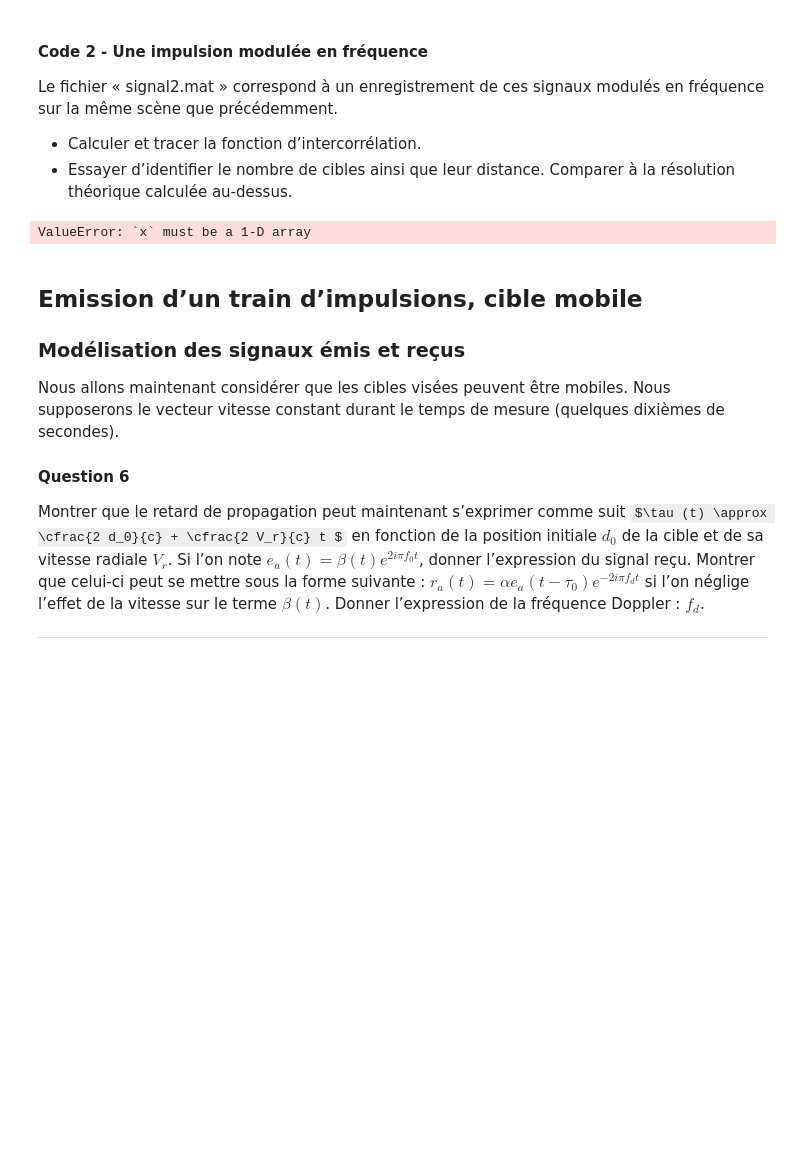
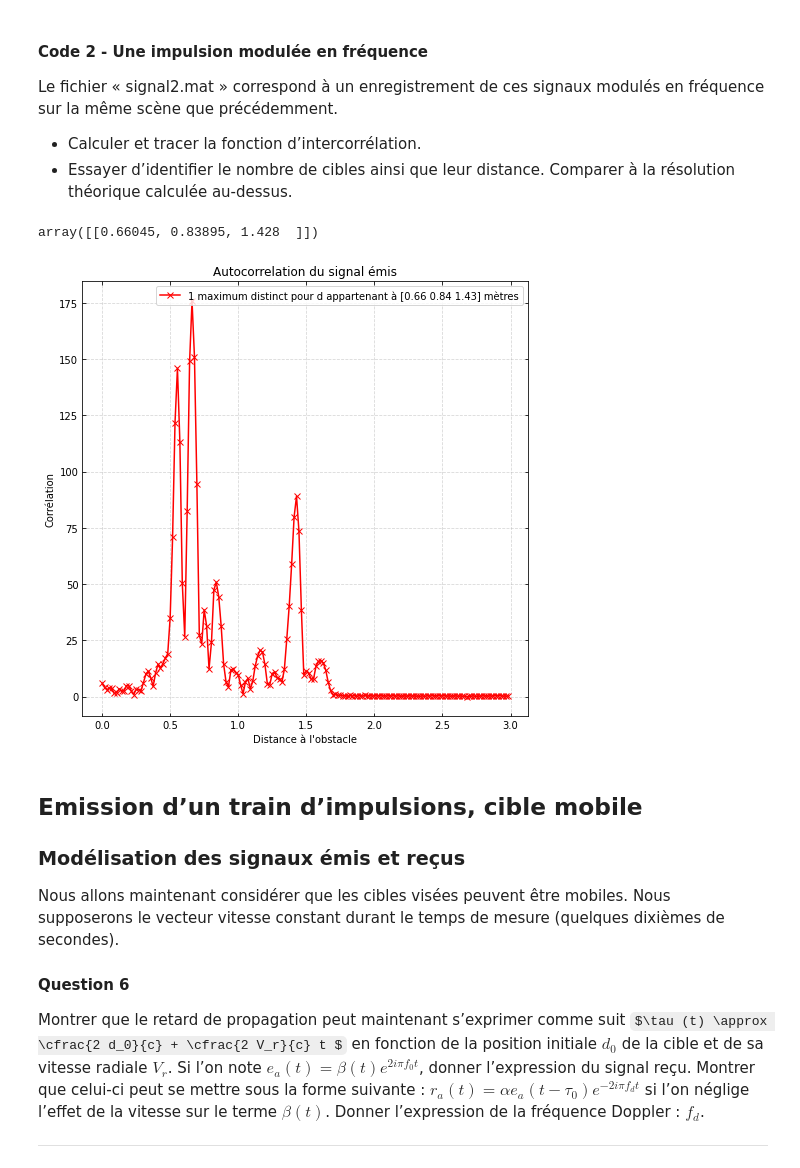
Before and after one commit to 21courgnea/Projet_TDS, a Jupyter notebook: mini-projet-radar/mini_projet_radar.ipynb, the cells around one changed output. Cells and saved outputs as stored; diff of their text form; code cells hidden in the pictures; some formulas as TeX source; blank space fills up the shorter version.

```diff
--- a/mini-projet-radar/mini_projet_radar.ipynb
+++ b/mini-projet-radar/mini_projet_radar.ipynb
@@ -521,15 +537,8 @@ Fs = data['Fs']
 N = len(r)                                # nombre de points du signal
 d = c * np.arange(0,N)/Fs/2               # axe distance (metres)
 
-cor_fft = None                            # calcul de la corrélation par FFT
-peaks = find_peaks(None)                  # identification des pics de la fonction d'intercorrélation
-resol_theorique = None
+cor_fft = scipy.signal.correlate(e, r, mode = 'same', method = 'fft')    # calcul de la corrélation par FFT
+peaks = scipy.signal.find_peaks(np.absolute(cor_fft)[:,0], height = 50, distance = resol_theorique, width=0)   # identification des pics de la fonction d'intercorrélation
+resol_theorique = int(c*T/2  * 2*Fs/c )
 
-#tracés
-plt.figure(), plt.plot(None)
-plt.legend()
-plt.xlabel(None)
-plt.ylabel(None)
-plt.title(None)
+peaks_d = peaks[0]*c/Fs/2
-# %% [output]
-ValueError: `x` must be a 1-D array
@@ -536,3 +552,19 @@ ValueError: `x` must be a 1-D array
+# %%
+peaks_d
+# %% [output]
+array([[0.66045, 0.83895, 1.428  ]])
+# %%
+plt.figure(figsize=(8,8))
+plt.plot(np.transpose(d), np.absolute(cor_fft), 'rx-', label = f"{len(peaks_d)} maximum distinct pour d appartenant à {np.round(peaks_d, 2)[0]} mètres")
+plt.xlabel("Distance à l'obstacle")
+plt.ylabel("Corrélation")
+plt.tick_params(top=True,right=True,direction='in')
+plt.grid(linestyle='--',alpha=0.5)
+plt.title('Autocorrelation du signal émis')
+plt.legend()
+plt.show()
+# %% [output]
+[figure, added]
 # %% [markdown]
 ## Emission d’un train d’impulsions, cible mobile
 
```
Also changed, not shown: parts of 7 cells of this notebook.
